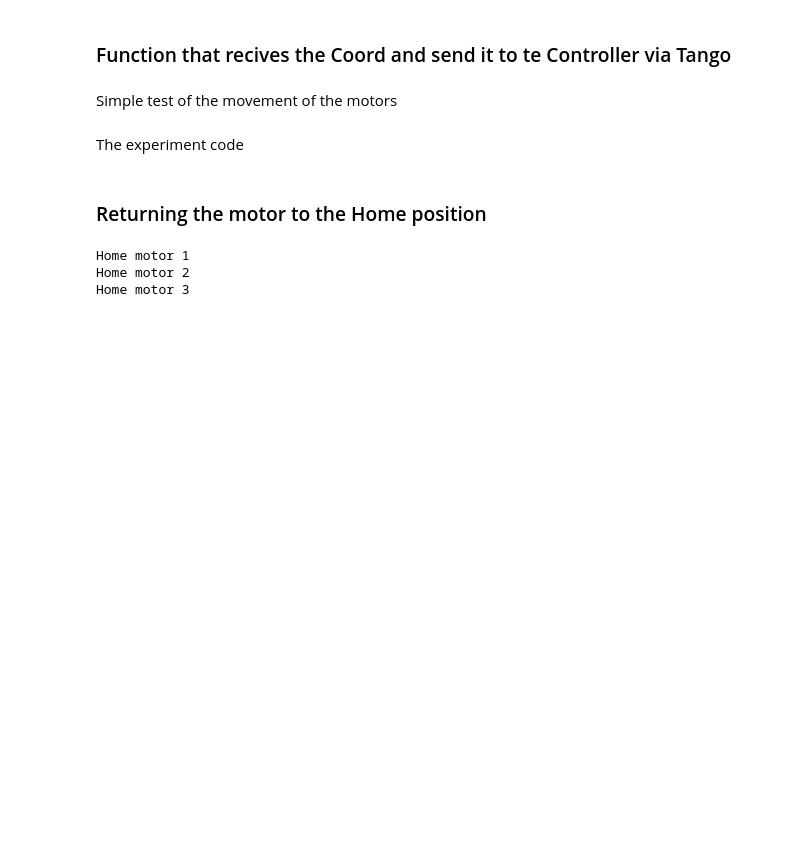
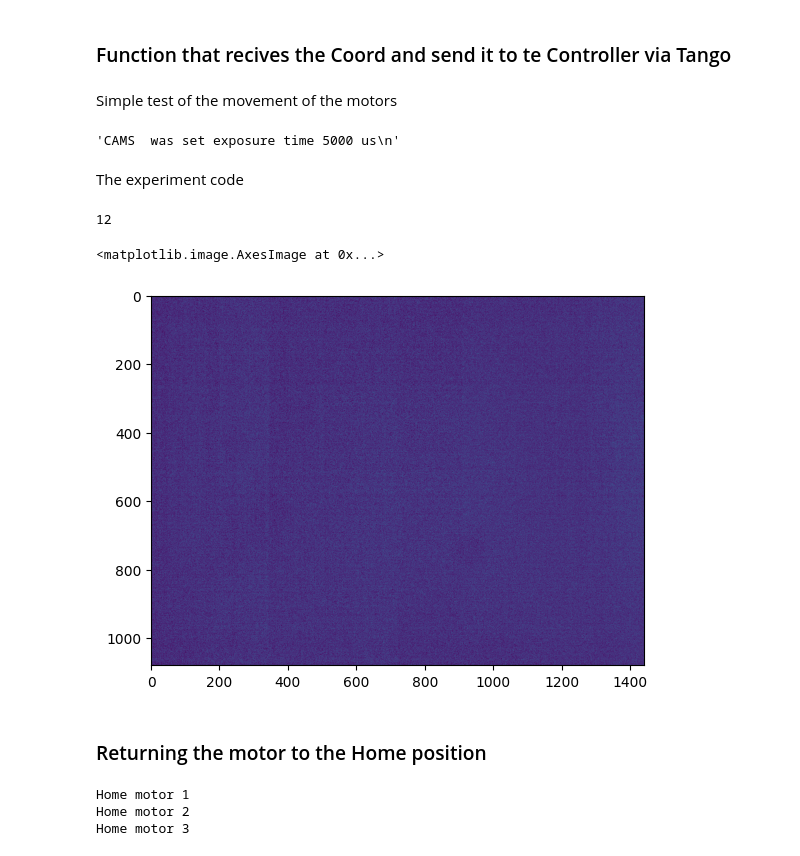
Before and after one commit to Golp-Voxel/HowTo, a Jupyter notebook: Experiment_Example/motors-shutte_Tangor.ipynb, the cells around one changed output. Saved outputs shown, nothing was run; the diff lists cells and outputs as text; code cells hidden in the pictures; blank space fills up the shorter version.

```diff
--- a/Experiment_Example/motors-shutte_Tangor.ipynb
+++ b/Experiment_Example/motors-shutte_Tangor.ipynb
@@ -108,17 +131,26 @@ Simple test of the movement of the motors
 a = input("insert a desired position [mm] as a pair x, y: ")
 coords = list(float(x) for x in a.split(","))
 MoveToPosition(coords)
+# %%
+timeUS = {"CamName":"C1",
+       "exposure_time_us": 5000}
+timeUS_string = json.dumps(timeUS)
+ThorlabsCamera.SetExpousureTimeUS(timeUS_string)
+# %% [output]
+'CAMS  was set exposure time 5000 us\n'
 # %% [markdown]
 The experiment code
 # %%
 #insert desired values for time_s, list_of_points and movement_distance to move motors and make holes (open shutter) in a desired pattern
 
 #insert the amount of time [s] for the shutter to remain open
-time_s = float(5)
+time_s = float(0.0005)
 #insert coordinates of desired positions [mm] as a list of pairs [[x1,y1],[x2,y2],...], e.g.[[6,6], [4,6.5], [2.5,8]]: "
 list_of_points = [[6,6], [4,6.53], [2.53,8] , [2,10], [2.53,12], [4,13.46], [6,14], [8,13.46], [9.46,12], [10,10], [9.46,8], [8,6.53]]
 #insert the maximum distance in one of the dimensions (x or y) between two of the neighbouring points
 movement_distance = 2
+
+Image_saved =[]
 
 userInfoMTA = {
                     "Name"              : "SC1",
@@ -141,9 +173,18 @@ for coords in list_of_points:
     time.sleep(time_to_wait_move)
     # this closes and opens the shutter for time_s secs
 
+    image = json.loads(ThorlabsCamera.GetPhotoJSON("C1"))
+    Image_saved.append(image["Image"])
     Arduino_Shutter.OpenShutter(Device_to_Open_string)
     time.sleep(time_s)
     Arduino_Shutter.CloseShutter(Device_to_Open_string)
+# %%
+print(len(Image_saved))
+plt.imshow(Image_saved[0])
+# %% [output]
+12
+<matplotlib.image.AxesImage at 0x...>
+[figure, added]
 # %% [markdown]
 ### Returning the motor to the Home position
 # %%
```
Also changed, not shown: parts of 6 cells of this notebook.
